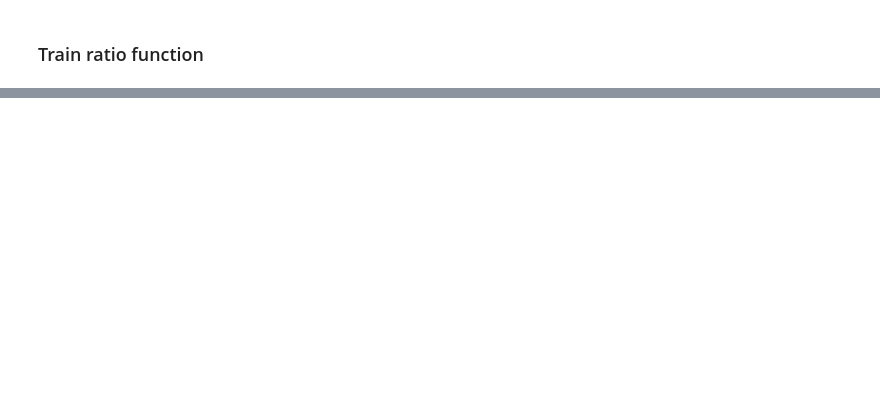
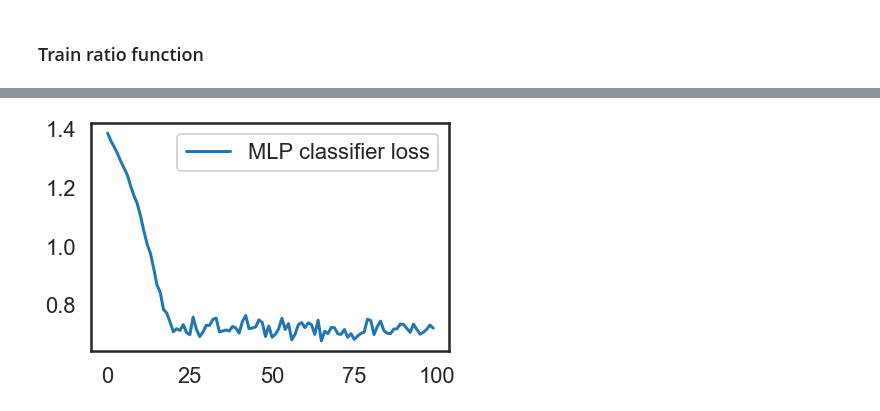
Before and after one commit to Huk-David/Ratio-Copula, a Jupyter notebook: Copula by Ratio Estimation/comparison.ipynb, the cells around one changed output, grey strips where cells are left out. Drawn from its saved outputs; the diff is of its cells as text; code cells hidden in the pictures; blank space fills up the shorter version.

```diff
--- a/Copula by Ratio Estimation/comparison.ipynb
+++ b/Copula by Ratio Estimation/comparison.ipynb
@@ -209,0 +290,29 @@ AttributeError: 'TensorDataset' object has no attribute 'shape'
+# %%
+mlp_z = MLPClassifierv2(in_dim=2, h_dim=100)
+
+optimizer = torch.optim.Adam(mlp_z.parameters(),lr=0.002,weight_decay=0.005)
+steps = 100
+mlp_z_loss_hisory = []
+
+#Z-space transformation
+with torch.no_grad():
+    z_data_p = flow.forward(data_p)[0]
+
+# Train
+for t in range(steps):
+    torch.nn.utils.clip_grad_norm_(mlp_z.parameters(), max_norm=1.0)
+    torch.nn.utils.clip_grad_value_(mlp_z.parameters(), clip_value=5.0)
+    optimizer.zero_grad()
+    r_p = mlp_z.forward(z_data_p).exp()
+    with torch.no_grad():
+        z_data_q = flow.forward(get_q(data_p))[0]
+    r_q = mlp_z.forward(z_data_q).exp()
+    loss = Logistic_loss(r_p,r_q).mean()
+    loss.backward()
+    optimizer.step()
+    with torch.no_grad():
+        if t % round(steps/20) == 0:
+            print('Epoch: {}, Loss: {:.4f}'.format(t, loss.item()))
+        mlp_z_loss_hisory.append(loss.item())
+
+mlp_z.eval();
@@ -209,0 +340,7 @@ AttributeError: 'TensorDataset' object has no attribute 'shape'
+# %%
+plt.plot(mlp_z_loss_hisory, label='MLP classifier loss')
+plt.legend()
+plt.tight_layout()
+plt.show()
+# %% [output]
+[figure, added]
```
Also changed, not shown: parts of 17 cells of this notebook.
